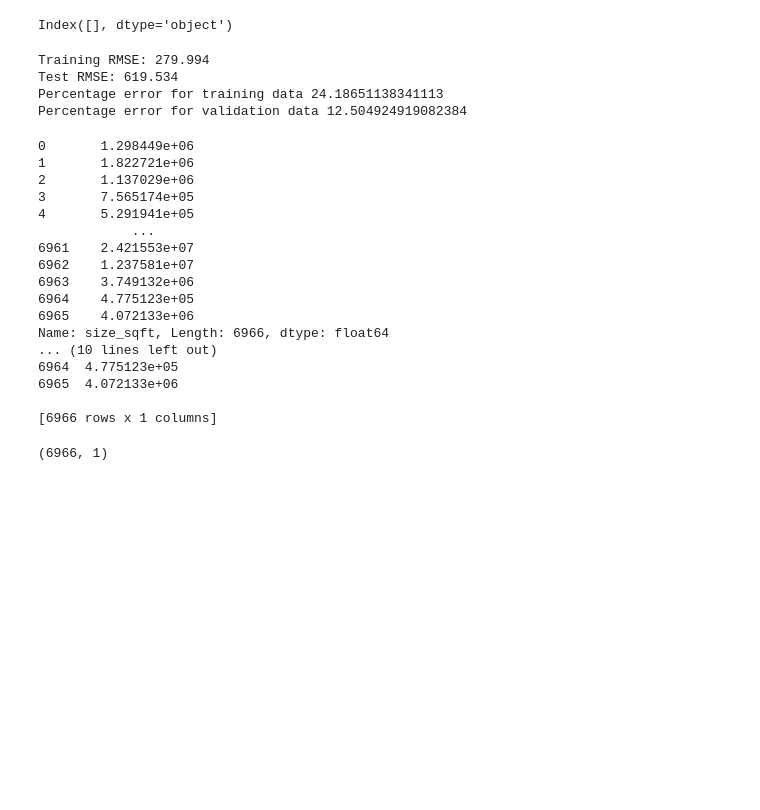
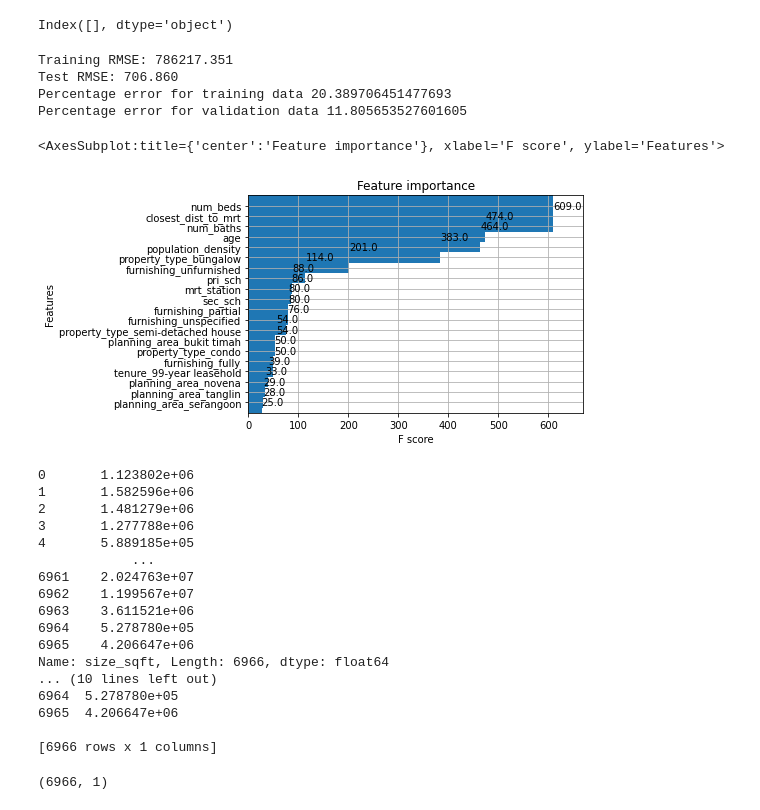
Before and after one commit to nish-d/ParanormalDistribution, a Jupyter notebook: notebooks/task1_modelling2.ipynb, the cells around one changed output. Drawn from its saved outputs; the diff is of its cells as text; code cells hidden in the pictures; blank space fills up the shorter version.

```diff
--- a/notebooks/task1_modelling2.ipynb
+++ b/notebooks/task1_modelling2.ipynb
@@ -47,23 +47,27 @@ Index([], dtype='object')
 scaler = preprocessing.MinMaxScaler().fit(X_train)
 #X_train, X_valid = scaler.transform(X_train), scaler.transform(X_valid)
 # %%
-xgb_model = xgb.XGBRegressor(objective="reg:squarederror", random_state=42)
+xgb_model = xgb.XGBRegressor(objective="reg:squarederror", random_state=42, eval_metric=["error"])
 xgb_model.fit(X_train, y_train)
 
 # Predict labels for test data
 yt_pred = xgb_model.predict(X_train)
 yv_pred = xgb_model.predict(X_valid)
 
 print('Training RMSE: {:.3f}'.format(mean_squared_error(yt_pred, y_train, squared=False)))
 print('Test RMSE: {:.3f}'.format(mean_squared_error(yv_pred, y_valid, squared=False)))
 
 print(f'Percentage error for training data {((abs(yt_pred - y_train)/y_train)*100).mean()}')
 print(f'Percentage error for validation data {((abs(yv_pred - y_valid)/y_valid)*100).mean()}')
+
+xgb.plot_importance(xgb_model, height = 5, max_num_features=20)
 # %% [output]
-Training RMSE: 279.994
-Test RMSE: 619.534
-Percentage error for training data 24.18651138341113
-Percentage error for validation data 12.504924919082384
+Training RMSE: 786217.351
+Test RMSE: 706.860
+Percentage error for training data 20.389706451477693
+Percentage error for validation data 11.805653527601605
+<AxesSubplot:title={'center':'Feature importance'}, xlabel='F score', ylabel='Features'>
+[figure, added]
 # %%
 yTest = xgb_model.predict(df_test)
 # %%
@@ -76,21 +80,21 @@ print(yTest)
 yTest.to_csv('../data/xgboost.csv')
 yTest.shape
 # %% [output]
-0       1.298449e+06
-1       1.822721e+06
-2       1.137029e+06
-3       7.565174e+05
-4       5.291941e+05
+0       1.123802e+06
+1       1.582596e+06
+2       1.481279e+06
+3       1.277788e+06
+4       5.889185e+05
             ...
-6961    2.421553e+07
-6962    1.237581e+07
-6963    3.749132e+06
-6964    4.775123e+05
-6965    4.072133e+06
+6961    2.024763e+07
+6962    1.199567e+07
+6963    3.611521e+06
+6964    5.278780e+05
+6965    4.206647e+06
 Name: size_sqft, Length: 6966, dtype: float64
 ... (10 lines left out)
-6964  4.775123e+05
-6965  4.072133e+06
+6964  5.278780e+05
+6965  4.206647e+06
 
 [6966 rows x 1 columns]
 (6966, 1)
```
Also changed, not shown: parts of 1 cell of this notebook, 4 other files.
